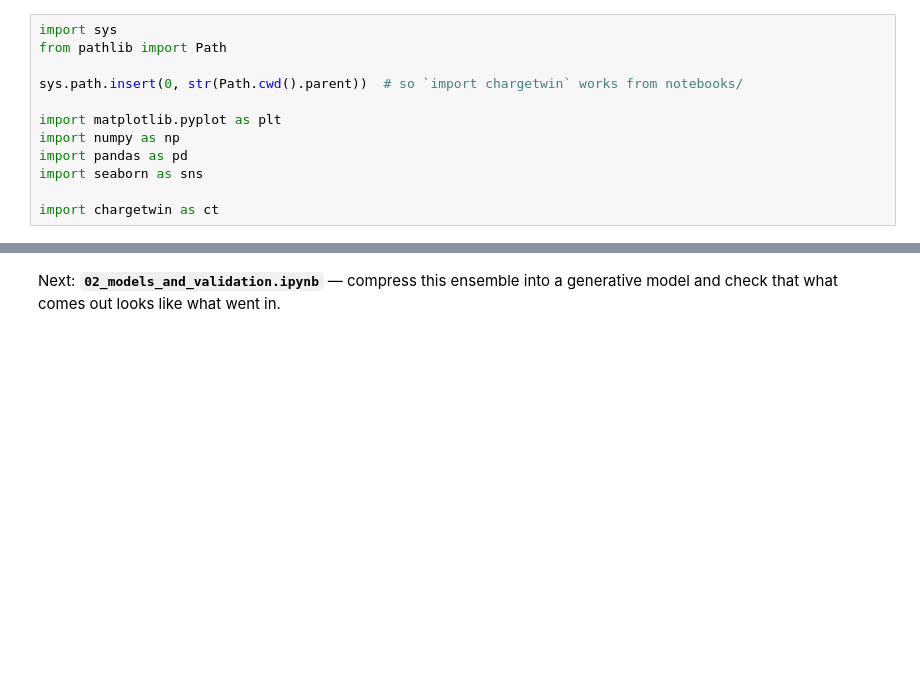
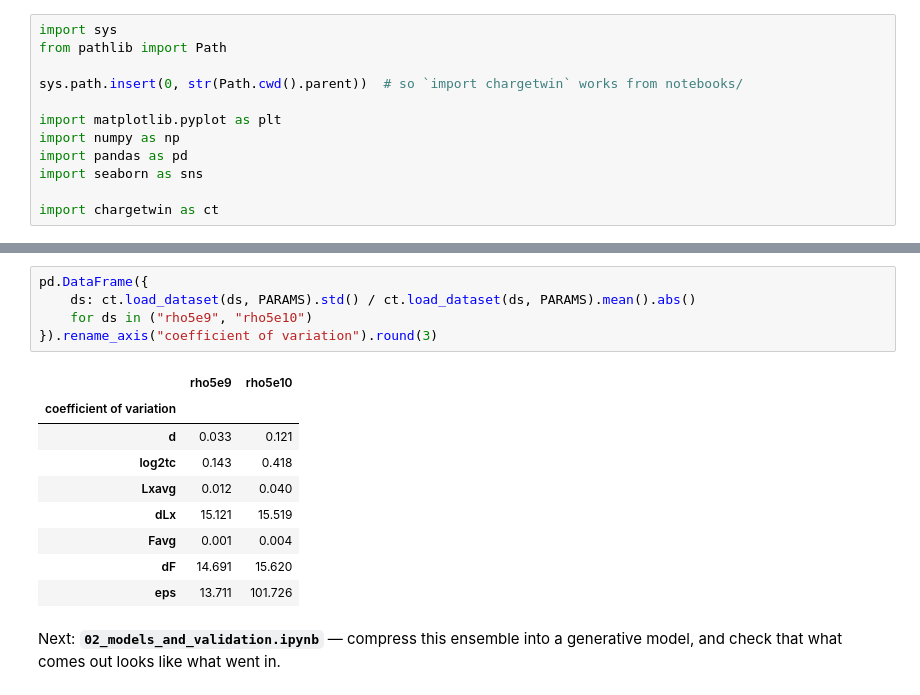
Before and after one commit to OpenSpin/ChargeTwin, a Jupyter notebook: notebooks/01_raw_data.ipynb, the cells around one changed output, grey strips where cells are left out. Drawn from its saved outputs; the diff is of its cells as text; blank space fills up the shorter version.

```diff
--- a/notebooks/01_raw_data.ipynb
+++ b/notebooks/01_raw_data.ipynb
@@ -139,3 +153,18 @@ fig.tight_layout()
+# %%
+pd.DataFrame({
+    ds: ct.load_dataset(ds, PARAMS).std() / ct.load_dataset(ds, PARAMS).mean().abs()
+    for ds in ("rho5e9", "rho5e10")
+}).rename_axis("coefficient of variation").round(3)
+# %% [output]
+|  | rho5e9 | rho5e10 |
+| coefficient of variation |  |  |
+| d | 0.033 | 0.121 |
+| log2tc | 0.143 | 0.418 |
+| Lxavg | 0.012 | 0.040 |
+| dLx | 15.121 | 15.519 |
+| Favg | 0.001 | 0.004 |
+| dF | 14.691 | 15.620 |
+| eps | 13.711 | 101.726 |
 # %% [markdown]
 Next: **`02_models_and_validation.ipynb`** — compress this ensemble into a
-generative model and check that what comes out looks like what went in.
+generative model, and check that what comes out looks like what went in.
```
Also changed, not shown: parts of 15 cells of this notebook, 20 other files.
